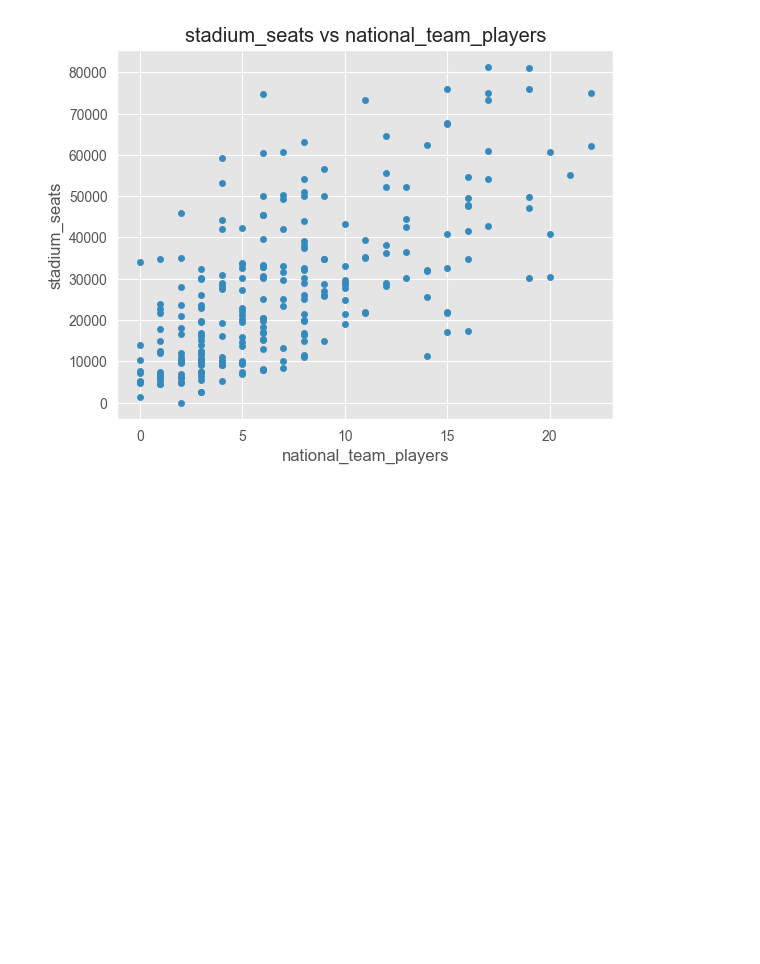
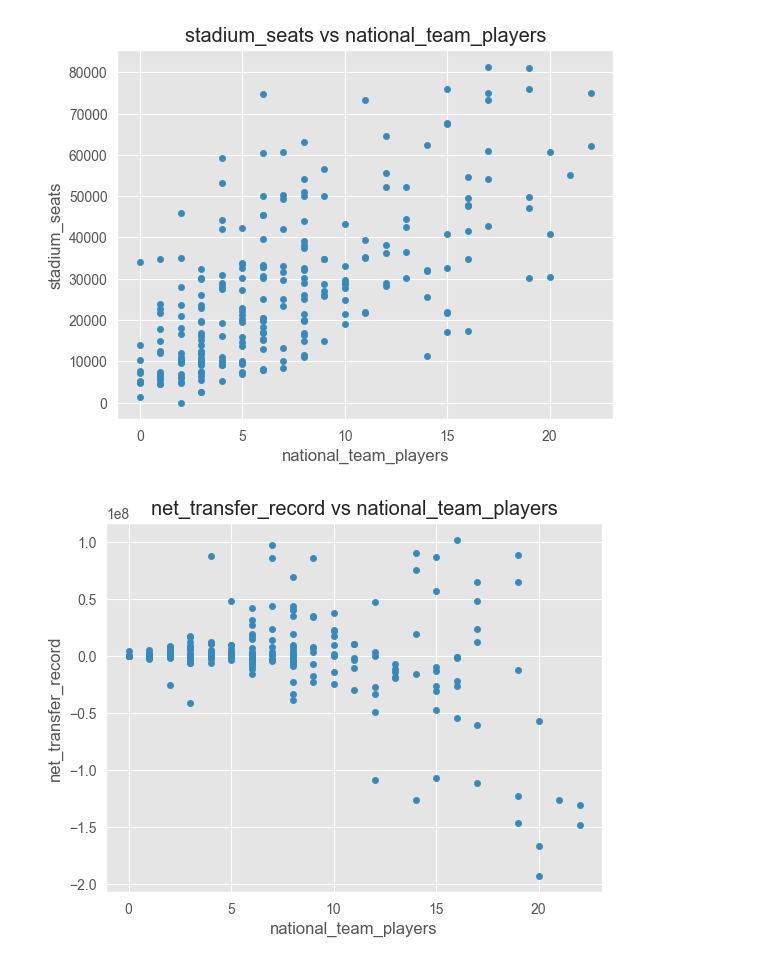
Before and after one commit to Bilguun-Batsaikhan/IUM-TWEB, a Jupyter notebook: Solution/jupyter_notebook/clubs.ipynb, the cells around one changed output. Drawn from its saved outputs; the diff is of its cells as text; code cells hidden in the pictures; blank space fills up the shorter version.

Commit message:
Finish Club games

```diff
--- a/Solution/jupyter_notebook/clubs.ipynb
+++ b/Solution/jupyter_notebook/clubs.ipynb
@@ -763,3 +764,11 @@ club_still_active.plot(kind = 'scatter',
 plt.show() #As we expected the number of seats in the stadium usually indicate more national teams
 # %% [output]
 [figure]
+# %%
+club_still_active.plot(kind = 'scatter',
+              x = 'national_team_players',
+              y = 'net_transfer_record',
+              title = 'net_transfer_record vs national_team_players')
+plt.show()
+# %% [output]
+[figure, added]
```
Also changed, not shown: parts of 9 cells of this notebook.
